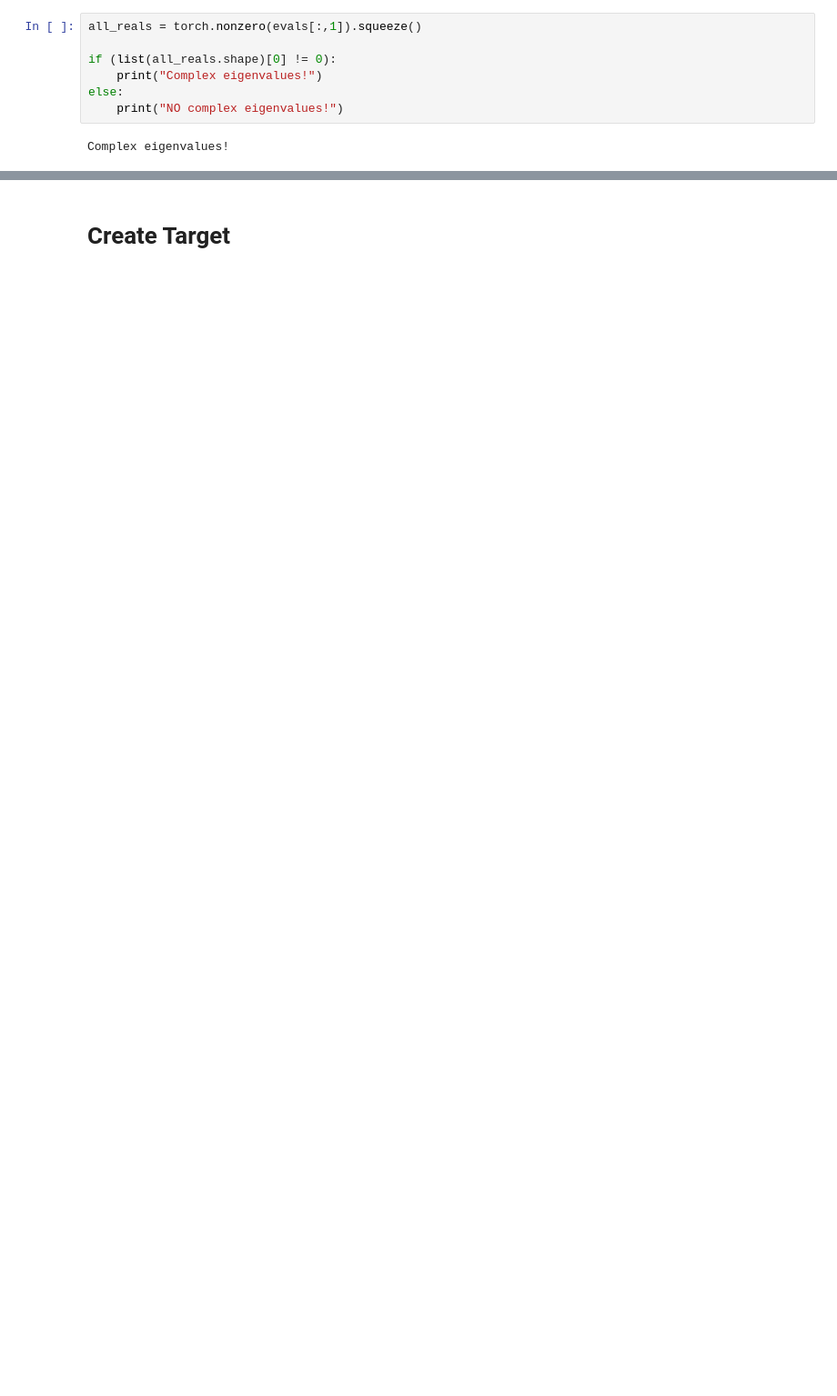
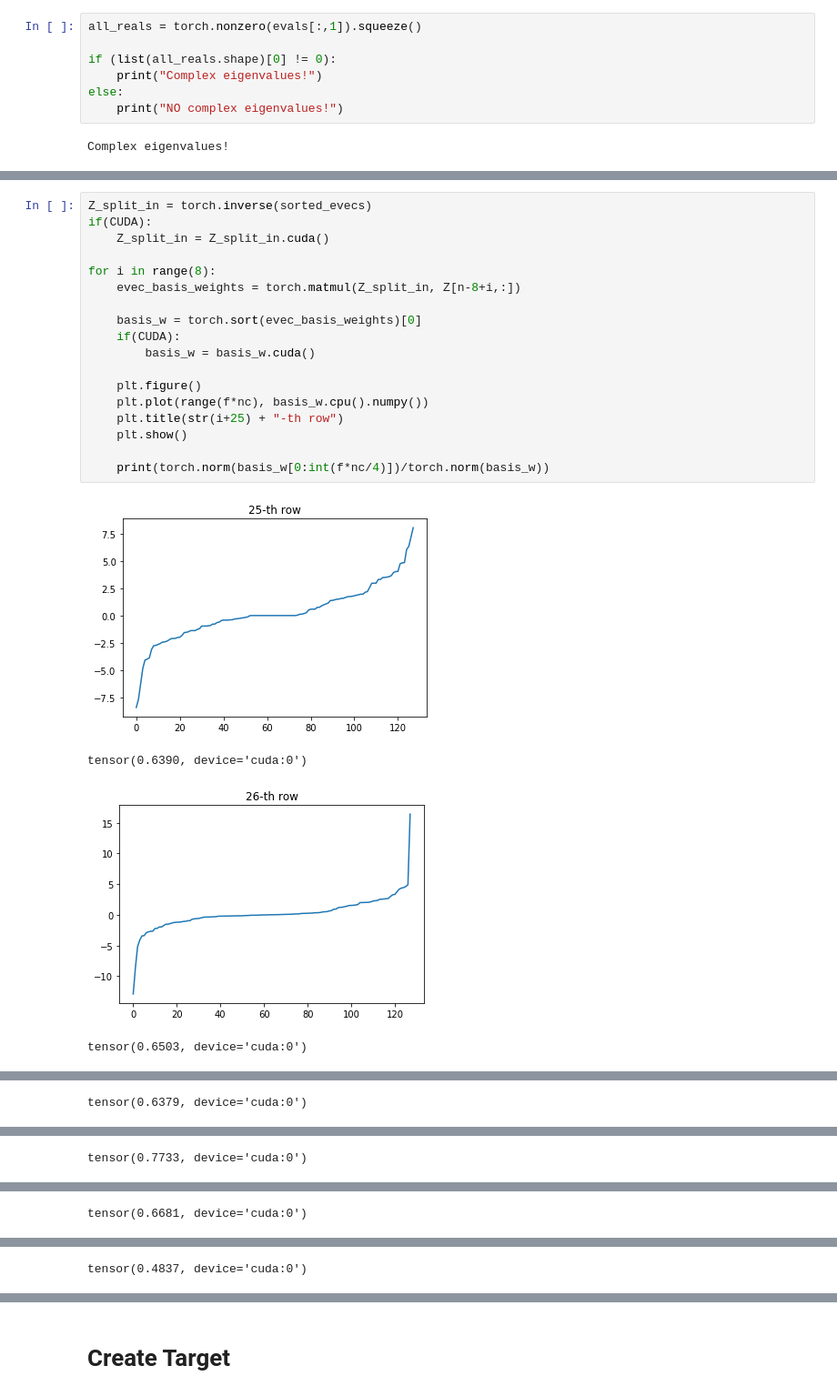
Before and after one commit to Sriram-Ravula/Sine_DIP, a Jupyter notebook: LinReg_TransposedConv.ipynb, the cells around one changed output, grey strips where cells are left out. Shown at 91% size. Saved outputs shown, nothing was run; the diff lists cells and outputs as text; blank space fills up the shorter version.

```diff
--- a/LinReg_TransposedConv.ipynb
+++ b/LinReg_TransposedConv.ipynb
@@ -269,0 +370,23 @@ for i in range (10):
+# %%
+Z_split_in = torch.inverse(sorted_evecs)
+if(CUDA):
+    Z_split_in = Z_split_in.cuda()
+
+for i in range(8):
+    evec_basis_weights = torch.matmul(Z_split_in, Z[n-8+i,:])
+
+    basis_w = torch.sort(evec_basis_weights)[0]
+    if(CUDA):
+        basis_w = basis_w.cuda()
+
+    plt.figure()
+    plt.plot(range(f*nc), basis_w.cpu().numpy())
+    plt.title(str(i+25) + "-th row")
+    plt.show()
+
+    print(torch.norm(basis_w[0:int(f*nc/4)])/torch.norm(basis_w))
+# %% [output]
+[figure, added]
+tensor(0.6390, device='cuda:0')
+[figure, added]
+tensor(0.6503, device='cuda:0')
@@ -269,0 +394 @@ for i in range (10):
+tensor(0.6379, device='cuda:0')
@@ -269,0 +396 @@ for i in range (10):
+tensor(0.7733, device='cuda:0')
@@ -269,0 +398 @@ for i in range (10):
+tensor(0.6681, device='cuda:0')
@@ -269,0 +400 @@ for i in range (10):
+tensor(0.4837, device='cuda:0')
```
Also changed, not shown: parts of 28 cells of this notebook.
